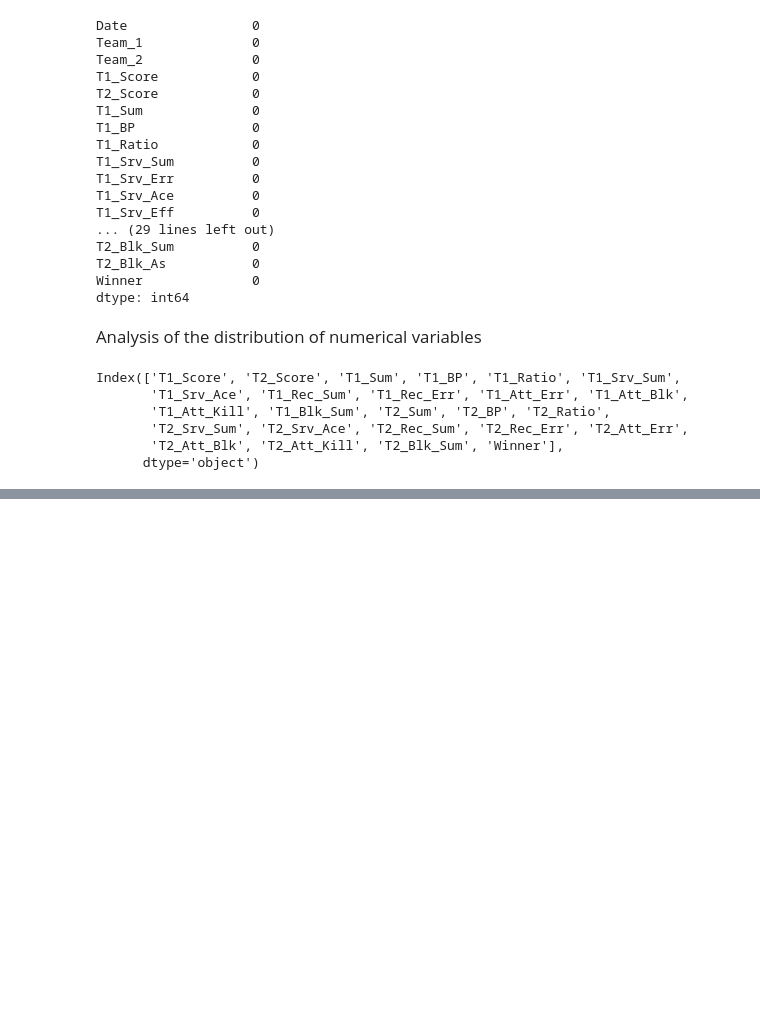
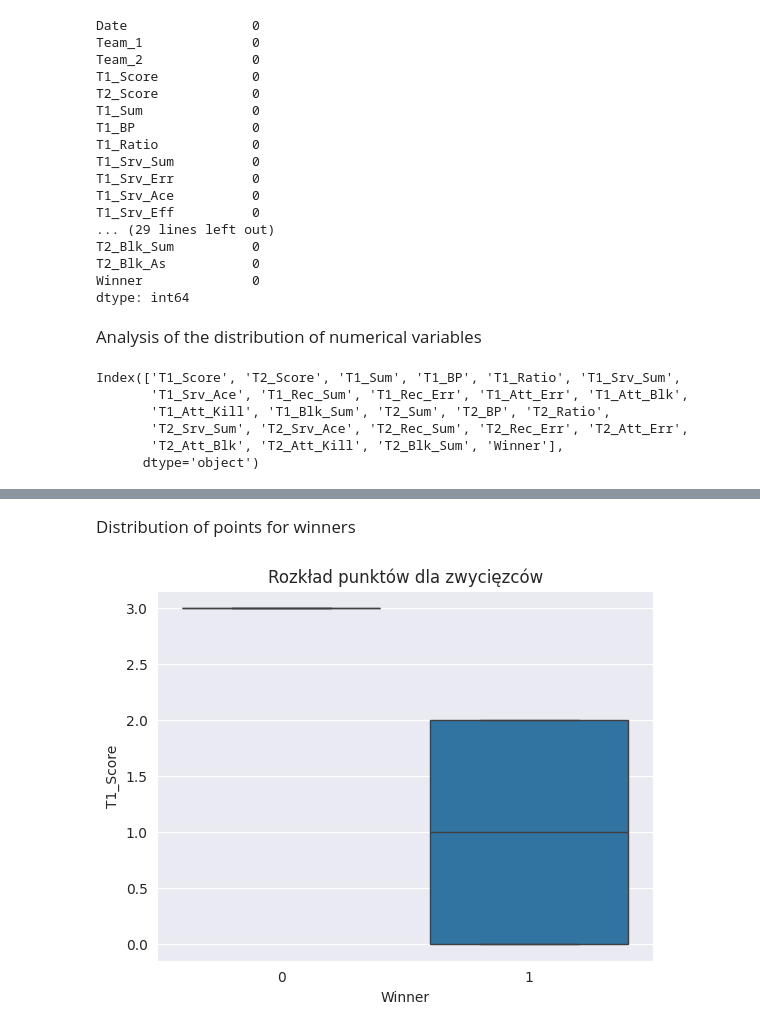
Before and after one commit to Justyn001/VolleybalMatchPredcitionModel, a Jupyter notebook: notebooks/EDA.ipynb, the cells around one changed output, grey strips where cells are left out. Saved outputs shown, nothing was run; the diff lists cells and outputs as text; code cells hidden in the pictures; blank space fills up the shorter version.

```diff
--- a/notebooks/EDA.ipynb
+++ b/notebooks/EDA.ipynb
@@ -87,0 +89,8 @@ plt.show()
+# %% [markdown]
+<big>Distribution of points for winners
+# %%
+sns.boxplot(data=df, x='Winner',y='T1_Score')
+plt.title("Rozkład punktów dla zwycięzców")
+plt.show()
+# %% [output]
+[figure, added]
```
Also changed, not shown: parts of 4 cells of this notebook.
